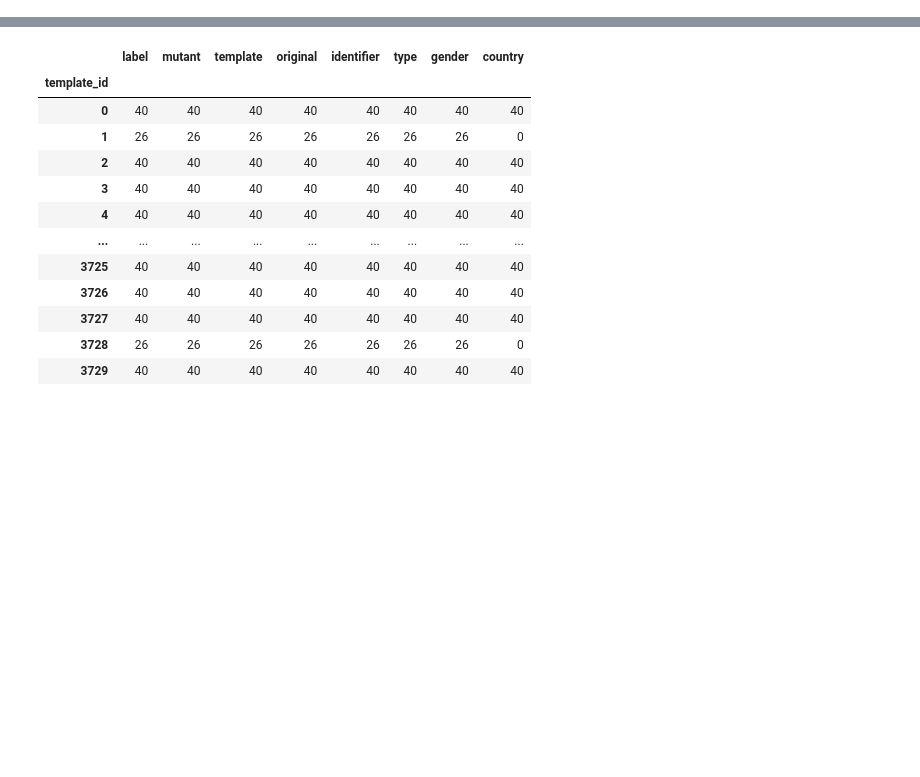
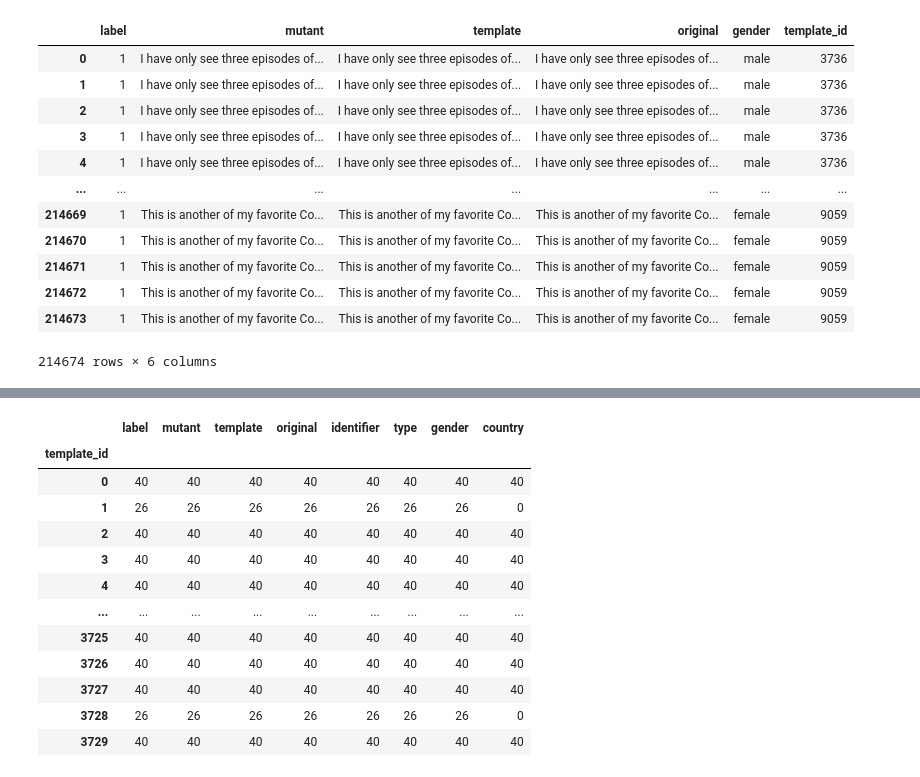
Before and after one commit to soarsmu/BiasFinder, a Jupyter notebook: codes/gender/mutant-generation.ipynb, the cells around one changed output, grey strips where cells are left out. Drawn from its saved outputs; the diff is of its cells as text; code cells hidden in the pictures; blank space fills up the shorter version.

Commit message:
add gender mutant generation

```diff
--- a/codes/gender/mutant-generation.ipynb
+++ b/codes/gender/mutant-generation.ipynb
@@ -9,2 +0,0 @@ from utils import preprocessText
-# %%
-text = "And one only, in my opinion.<br /><br />That reason is Margaret Leighton. She is a wonderful actress, on-stage as well as on the screen. We have few chances to see her, though. I think that\'s especially true in the United States.<br /><br />Here she plays a sympathetic role. Not only that but she is also very pretty and meant to be something of a bombshell.<br /><br />Walter Pigeon does not hold up the tradition of Drummond performers. He is always reliable but he's not much fun. He's not a rascal or a knave. Consequently, this seemed to me a talky endeavor with little action or suspense. But check it out for Leighton."
@@ -242,0 +9,3 @@ dmutant
+# %%
+df = pd.read_csv("../../data/imdb/test.csv", names=["label", "sentence"], sep="\t")
+df
@@ -242,0 +26,32 @@ dmutant
+# %%
+import time
+start = time.time()
+
+originals = []
+templates = []
+mutants = []
+labels = []
+identifiers = []
+types = []
+genders = []
+countries = []
+
+i = 0
+counter = 0
+for index, row in df.iterrows():
+    label = row["label"]
+    text = row["sentence"]
+    text = preprocessText(text)
+    mg = MutantGeneration(text)
+    i += 1
+    if i%200 == 0 : print(i)
+
+    if len(mg.getMutants()) > 0:
+        originals.extend([text] * len(mg.getMutants()))
+        labels.extend([label] * len(mg.getMutants()))
+        templates.extend(mg.getTemplates())
+        mutants.extend(mg.getMutants())
+        genders.extend(mg.getGenders())
+
+end = time.time()
+print("Execution Time: ", end-start)
@@ -242,0 +79,3 @@ dmutant
+# %%
+dm = pd.DataFrame(data={"label": labels, "mutant": mutants, "template": templates, "original": originals, "gender": genders})
+dm
@@ -242,0 +96,17 @@ dmutant
+# %%
+dm = dm.drop_duplicates().reset_index(drop=True)
+dm
+# %% [output]
+|  | label | mutant | template | original | gender | template_id |
+| 0 | 1 | I have only see three episodes of... | I have only see three episodes of... | I have only see three episodes of... | male | 3736 |
+| 1 | 1 | I have only see three episodes of... | I have only see three episodes of... | I have only see three episodes of... | male | 3736 |
+| 2 | 1 | I have only see three episodes of... | I have only see three episodes of... | I have only see three episodes of... | male | 3736 |
+| 3 | 1 | I have only see three episodes of... | I have only see three episodes of... | I have only see three episodes of... | male | 3736 |
+| 4 | 1 | I have only see three episodes of... | I have only see three episodes of... | I have only see three episodes of... | male | 3736 |
+| ... | ... | ... | ... | ... | ... | ... |
+| 214669 | 1 | This is another of my favorite Co... | This is another of my favorite Co... | This is another of my favorite Co... | female | 9059 |
+| 214670 | 1 | This is another of my favorite Co... | This is another of my favorite Co... | This is another of my favorite Co... | female | 9059 |
+| 214671 | 1 | This is another of my favorite Co... | This is another of my favorite Co... | This is another of my favorite Co... | female | 9059 |
+| 214672 | 1 | This is another of my favorite Co... | This is another of my favorite Co... | This is another of my favorite Co... | female | 9059 |
+| 214673 | 1 | This is another of my favorite Co... | This is another of my favorite Co... | This is another of my favorite Co... | female | 9059 |
+214674 rows × 6 columns
```
Also changed, not shown: parts of 44 cells of this notebook, 19 other files.
